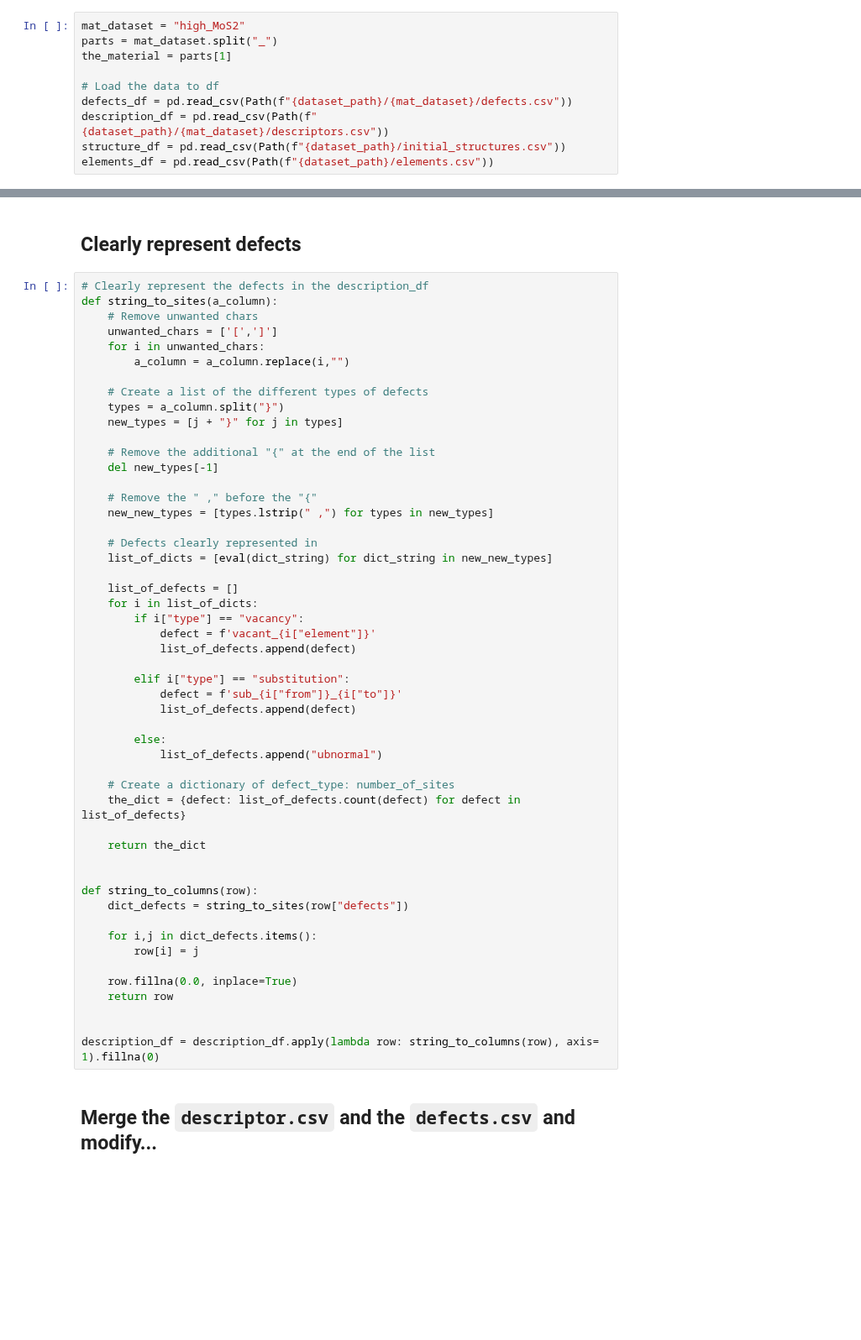
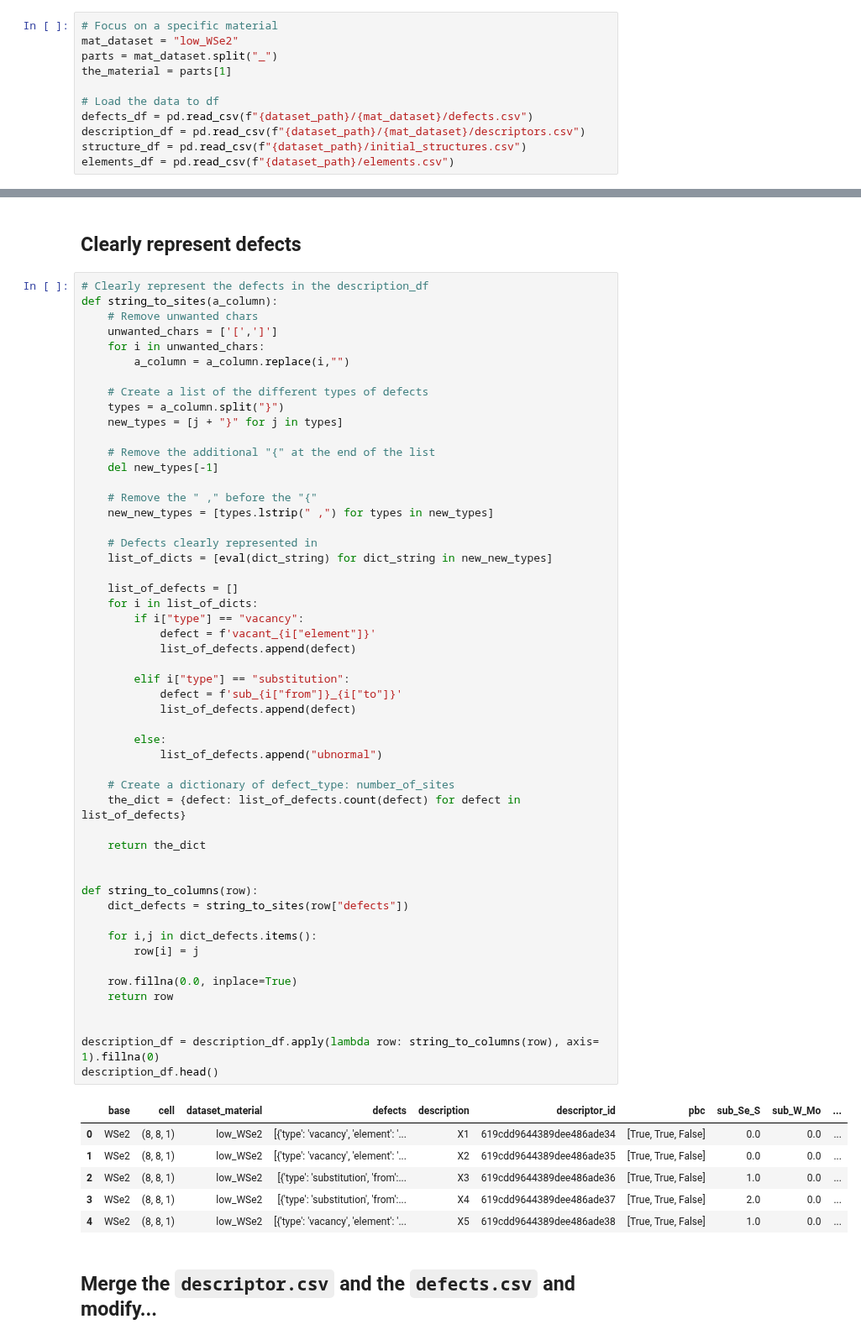
Before and after one commit to AdamKimhub/Msproject1, a Jupyter notebook: combine.ipynb, the cells around one changed output, grey strips where cells are left out. Shown at 84% size. Saved outputs shown, nothing was run; the diff lists cells and outputs as text; blank space fills up the shorter version.

```diff
--- a/combine.ipynb
+++ b/combine.ipynb
@@ -22,13 +18,14 @@ materials = ["high_BN", "high_P", "high_InSe", "high_GaSe", "high_MoS2", "high_W
 # %%
-mat_dataset = "high_MoS2"
+# Focus on a specific material
+mat_dataset = "low_WSe2"
 parts = mat_dataset.split("_")
 the_material = parts[1]
 
 # Load the data to df
-defects_df = pd.read_csv(Path(f"{dataset_path}/{mat_dataset}/defects.csv"))
-description_df = pd.read_csv(Path(f"{dataset_path}/{mat_dataset}/descriptors.csv"))
-structure_df = pd.read_csv(Path(f"{dataset_path}/initial_structures.csv"))
-elements_df = pd.read_csv(Path(f"{dataset_path}/elements.csv"))
+defects_df = pd.read_csv(f"{dataset_path}/{mat_dataset}/defects.csv")
+description_df = pd.read_csv(f"{dataset_path}/{mat_dataset}/descriptors.csv")
+structure_df = pd.read_csv(f"{dataset_path}/initial_structures.csv")
+elements_df = pd.read_csv(f"{dataset_path}/elements.csv")
 # %% [markdown]
 ## Prepare the descriptor df
 # %%
@@ -63,33 +69,41 @@ def string_to_sites(a_column):
     list_of_defects = []
     for i in list_of_dicts:
         if i["type"] == "vacancy":
             defect = f'vacant_{i["element"]}'
             list_of_defects.append(defect)
 
         elif i["type"] == "substitution":
             defect = f'sub_{i["from"]}_{i["to"]}'
             list_of_defects.append(defect)
 
         else:
             list_of_defects.append("ubnormal")
 
     # Create a dictionary of defect_type: number_of_sites
     the_dict = {defect: list_of_defects.count(defect) for defect in list_of_defects}
 
     return the_dict
 
 
 def string_to_columns(row):
     dict_defects = string_to_sites(row["defects"])
 
     for i,j in dict_defects.items():
         row[i] = j
 
     row.fillna(0.0, inplace=True)
     return row
 
 
 description_df = description_df.apply(lambda row: string_to_columns(row), axis= 1).fillna(0)
+description_df.head()
+# %% [output]
+|  | base | cell | dataset_material | defects | description | descriptor_id | pbc | sub_Se_S | sub_W_Mo | ... |
+| 0 | WSe2 | (8, 8, 1) | low_WSe2 | [{'type': 'vacancy', 'element': '... | X1 | 619cdd9644389dee486ade34 | [True, True, False] | 0.0 | 0.0 | ... |
+| 1 | WSe2 | (8, 8, 1) | low_WSe2 | [{'type': 'vacancy', 'element': '... | X2 | 619cdd9644389dee486ade35 | [True, True, False] | 0.0 | 0.0 | ... |
+| 2 | WSe2 | (8, 8, 1) | low_WSe2 | [{'type': 'substitution', 'from':... | X3 | 619cdd9644389dee486ade36 | [True, True, False] | 1.0 | 0.0 | ... |
+| 3 | WSe2 | (8, 8, 1) | low_WSe2 | [{'type': 'substitution', 'from':... | X4 | 619cdd9644389dee486ade37 | [True, True, False] | 2.0 | 0.0 | ... |
+| 4 | WSe2 | (8, 8, 1) | low_WSe2 | [{'type': 'vacancy', 'element': '... | X5 | 619cdd9644389dee486ade38 | [True, True, False] | 1.0 | 0.0 | ... |
 # %% [markdown]
 ## Merge the `descriptor.csv` and the `defects.csv` and modify...
 # %%
```
Also changed, not shown: parts of 13 cells of this notebook, 9 other files.
